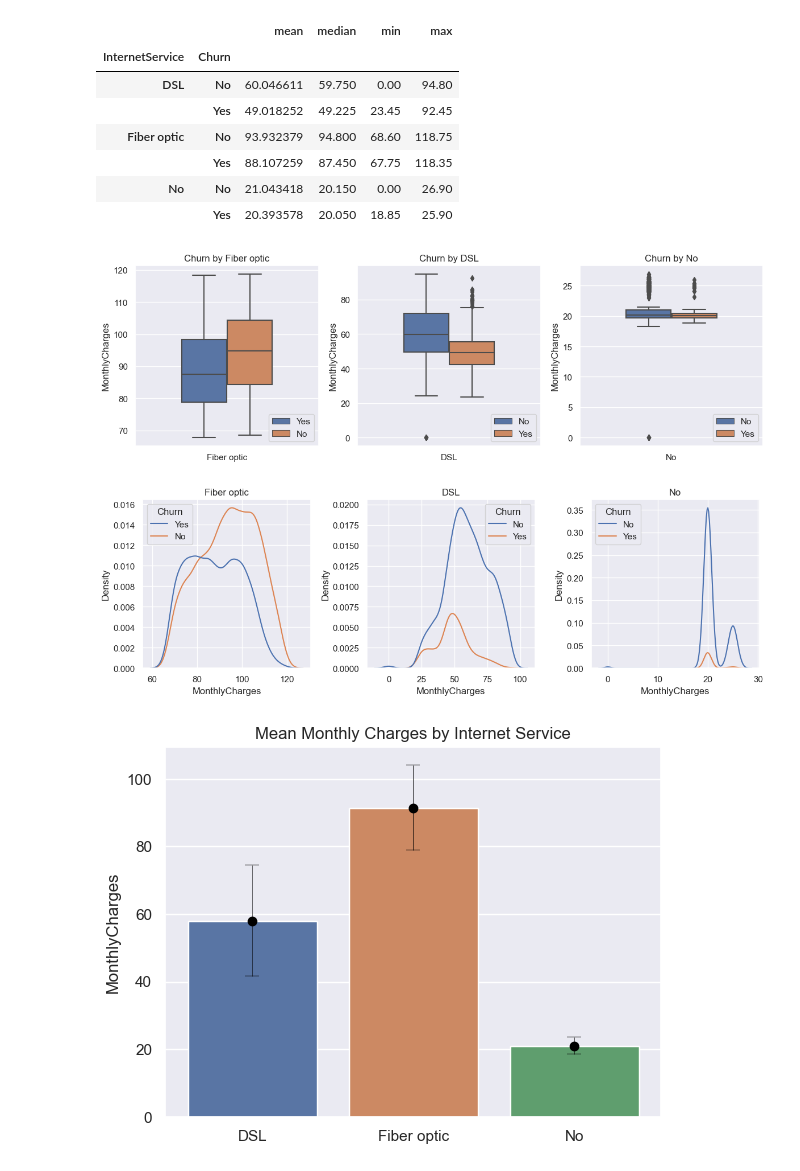
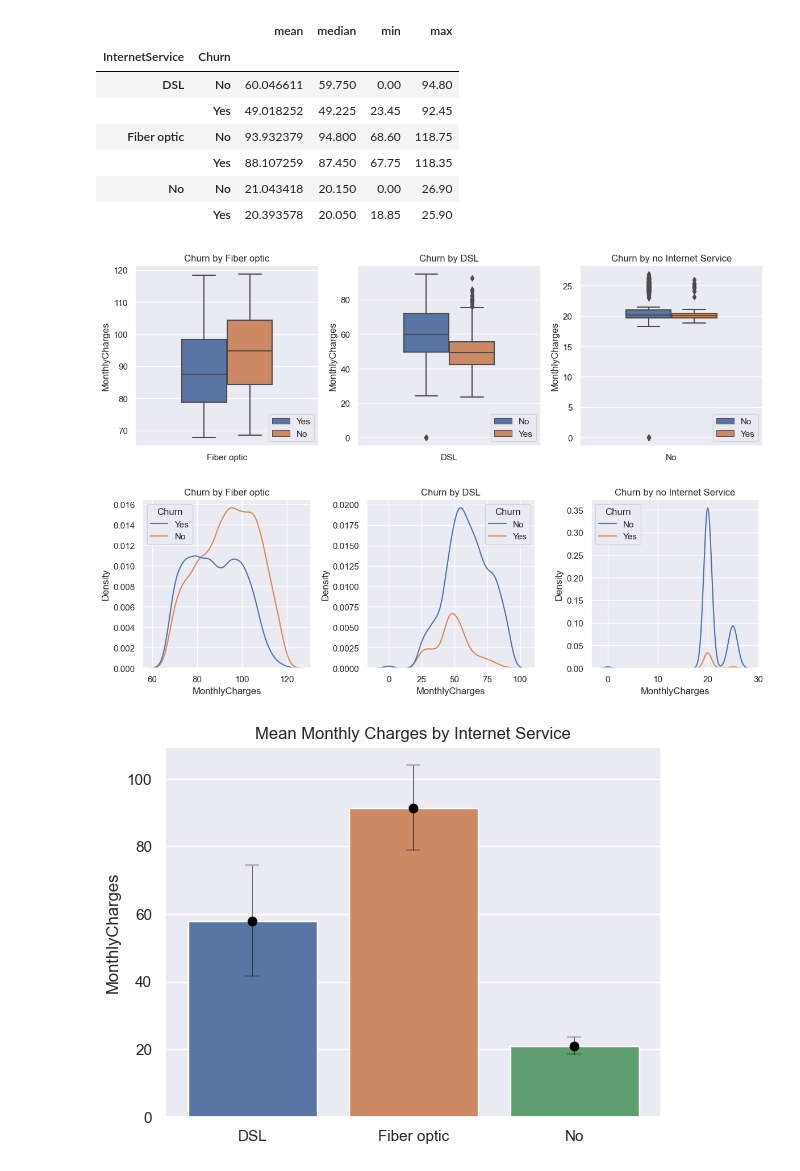
Before and after one commit to emsif84/churn_prediction, a Jupyter notebook: exploratory_data_analysis.ipynb, the cells around one changed output. Cells and saved outputs as stored; diff of their text form; code cells hidden in the pictures.

```diff
--- a/exploratory_data_analysis.ipynb
+++ b/exploratory_data_analysis.ipynb
@@ -684,20 +684,20 @@ data.groupby(['InternetService','Churn'])['MonthlyCharges'].agg(['mean','median'
 fig, ax = plt.subplots(1,3,figsize=(12,4))
 for i, service in enumerate(['Fiber optic','DSL','No']):
     sns.boxplot(data=data[data.InternetService == service],y='MonthlyCharges',x='InternetService',hue='Churn',ax=ax[i],width=0.5)
-    ax[i].set_title(f'Churn by {service}')
+    ax[i].set_title(f'Churn by {service}' if service != 'No' else 'Churn by no Internet Service')
     ax[i].set_xlabel('')
     ax[i].legend(loc='lower right')
     plt.tight_layout()
 # %% [output]
-[figure, old version]
+[figure, new version]
 # %%
 fig, ax = plt.subplots(1,3,figsize=(12,4))
 for i, service in enumerate(['Fiber optic','DSL','No']):
     sns.kdeplot(data=data[data.InternetService == service],x='MonthlyCharges',hue='Churn',ax=ax[i])
-    ax[i].set_title(service)
+    ax[i].set_title(f'Churn by {service}' if service != 'No' else 'Churn by no Internet Service')
     plt.tight_layout()
 # %% [output]
-[figure, old version]
+[figure, new version]
 # %%
 #Mean Monthly Charges by Internet Service
 mean = data.groupby('InternetService')['MonthlyCharges'].mean()
```
